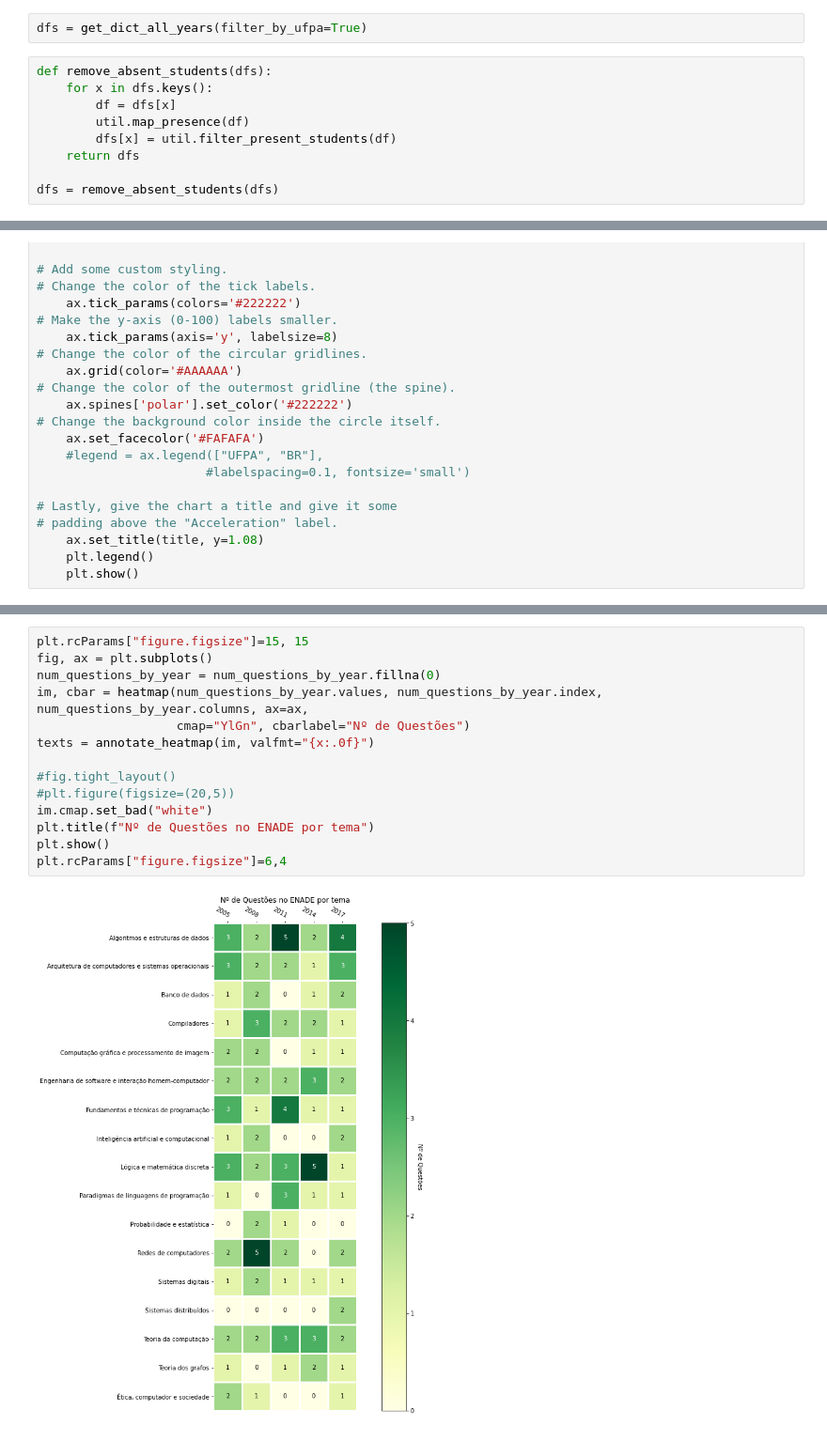
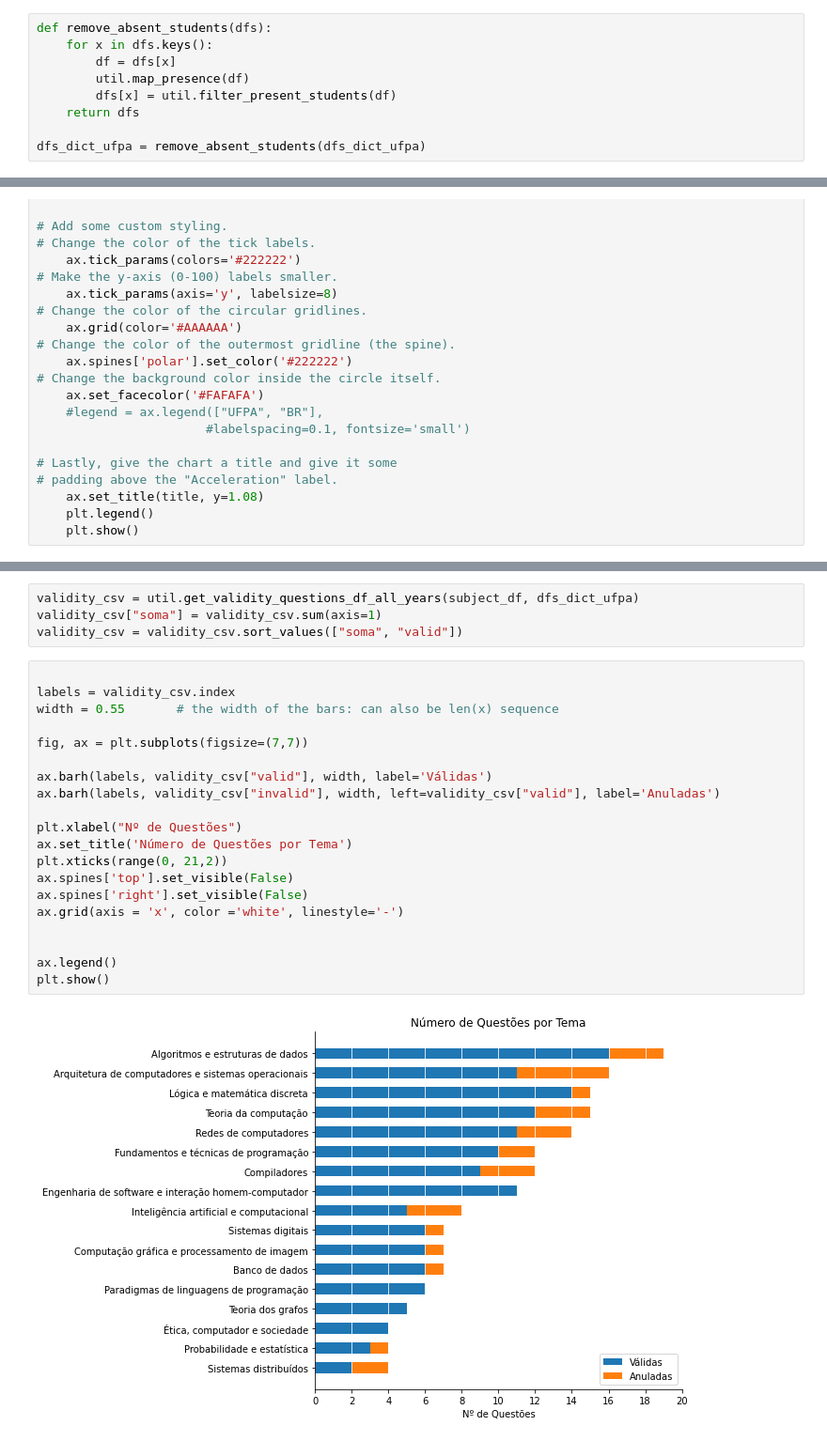
Before and after one commit to renan-cunha/KDD-Enade-Computing, a Jupyter notebook: subject_analysis.ipynb, the cells around one changed output, grey strips where cells are left out. Shown at 94% size. Saved outputs shown, nothing was run; the diff lists cells and outputs as text.

Commit message:
Add stacked bar graph with invalid questions

```diff
--- a/subject_analysis.ipynb
+++ b/subject_analysis.ipynb
@@ -35,5 +24,3 @@ def get_dict_all_years(filter_by_ufpa: bool) -> dict:
-# %%
-dfs = get_dict_all_years(filter_by_ufpa=True)
 # %%
 def remove_absent_students(dfs):
     for x in dfs.keys():
@@ -42,7 +29,7 @@ def remove_absent_students(dfs):
         dfs[x] = util.filter_present_students(df)
     return dfs
 
-dfs = remove_absent_students(dfs)
+dfs_dict_ufpa = remove_absent_students(dfs_dict_ufpa)
 # %%
 def get_display_df(year: int, input_df: pd.DataFrame,
                    subject_df: pd.DataFrame) -> Tuple[pd.DataFrame, pd.DataFrame, pd.DataFrame]:
@@ -1151,16 +1116,26 @@ num_questions_by_year = pd.DataFrame(data)
-# %%
-plt.rcParams["figure.figsize"]=15, 15
-fig, ax = plt.subplots()
-num_questions_by_year = num_questions_by_year.fillna(0)
-im, cbar = heatmap(num_questions_by_year.values, num_questions_by_year.index, num_questions_by_year.columns, ax=ax,
-                   cmap="YlGn", cbarlabel="Nº de Questões")
-texts = annotate_heatmap(im, valfmt="{x:.0f}")
-
-#fig.tight_layout()
-#plt.figure(figsize=(20,5))
-im.cmap.set_bad("white")
-plt.title(f"Nº de Questões no ENADE por tema")
-plt.show()
-plt.rcParams["figure.figsize"]=6,4
-# %% [output]
-[figure, removed]
+# %%
+validity_csv = util.get_validity_questions_df_all_years(subject_df, dfs_dict_ufpa)
+validity_csv["soma"] = validity_csv.sum(axis=1)
+validity_csv = validity_csv.sort_values(["soma", "valid"])
+# %%
+
+labels = validity_csv.index
+width = 0.55       # the width of the bars: can also be len(x) sequence
+
+fig, ax = plt.subplots(figsize=(7,7))
+
+ax.barh(labels, validity_csv["valid"], width, label='Válidas')
+ax.barh(labels, validity_csv["invalid"], width, left=validity_csv["valid"], label='Anuladas')
+
+plt.xlabel("Nº de Questões")
+ax.set_title('Número de Questões por Tema')
+plt.xticks(range(0, 21,2))
+ax.spines['top'].set_visible(False)
+ax.spines['right'].set_visible(False)
+ax.grid(axis = 'x', color ='white', linestyle='-')
+
+
+ax.legend()
+plt.show()
+# %% [output]
+[figure, added]
```
Also changed, not shown: parts of 38 cells of this notebook, 1 other file.
